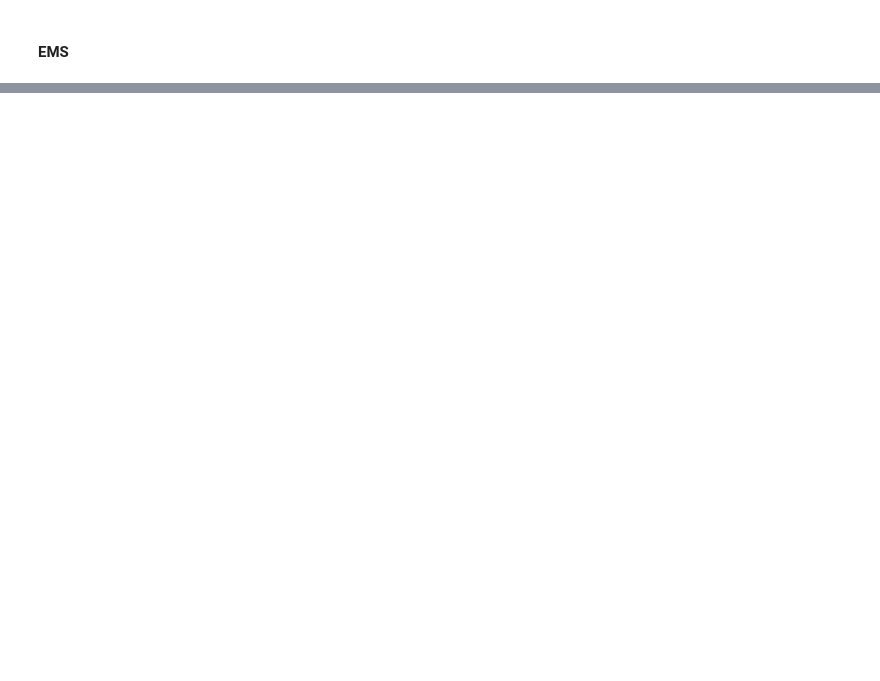
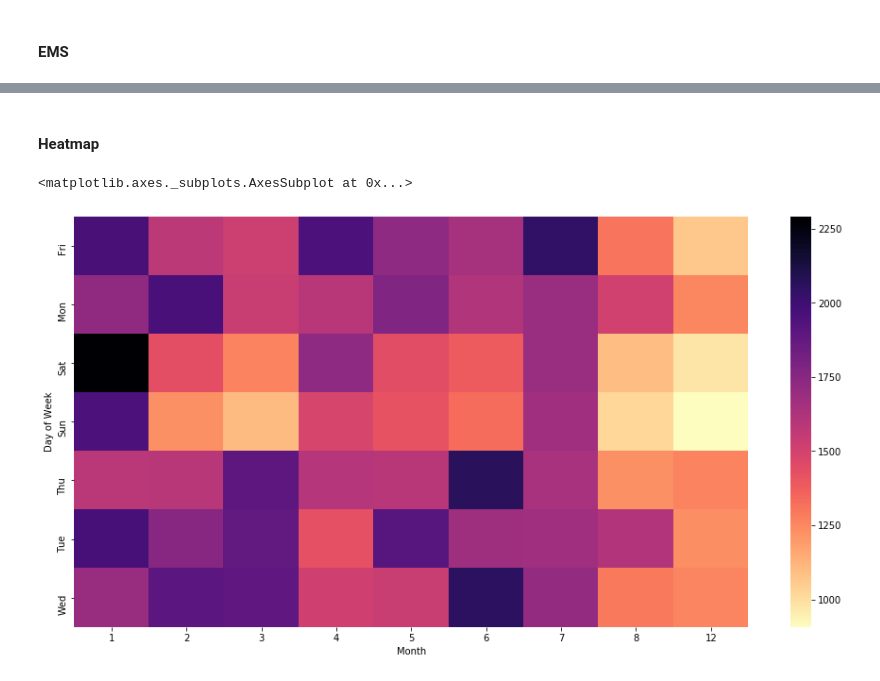
Before and after one commit to Madhur6234/911-Calls---Data-Capstone-Project, a Jupyter notebook: 911 Calls - Data Capstone Project.ipynb, the cells around one changed output, grey strips where cells are left out. Cells and saved outputs as stored; diff of their text form; code cells hidden in the pictures; blank space fills up the shorter version.

```diff
--- a/911 Calls - Data Capstone Project.ipynb
+++ b/911 Calls - Data Capstone Project.ipynb
@@ -297,0 +304,3 @@ sns.clustermap(dayHour, cmap='coolwarm')
+# %%
+dayMonth = df.pivot_table(index="Day of Week", columns="Month", values="Reason" ,aggfunc="count")
+dayMonth
@@ -297,0 +317,8 @@ sns.clustermap(dayHour, cmap='coolwarm')
+# %% [markdown]
+#### Heatmap
+# %%
+plt.figure(figsize=(16,8))
+sns.heatmap(dayMonth, cmap='magma_r')
+# %% [output]
+<matplotlib.axes._subplots.AxesSubplot at 0x...>
+[figure, added]
```
Also changed, not shown: parts of 23 cells of this notebook.
